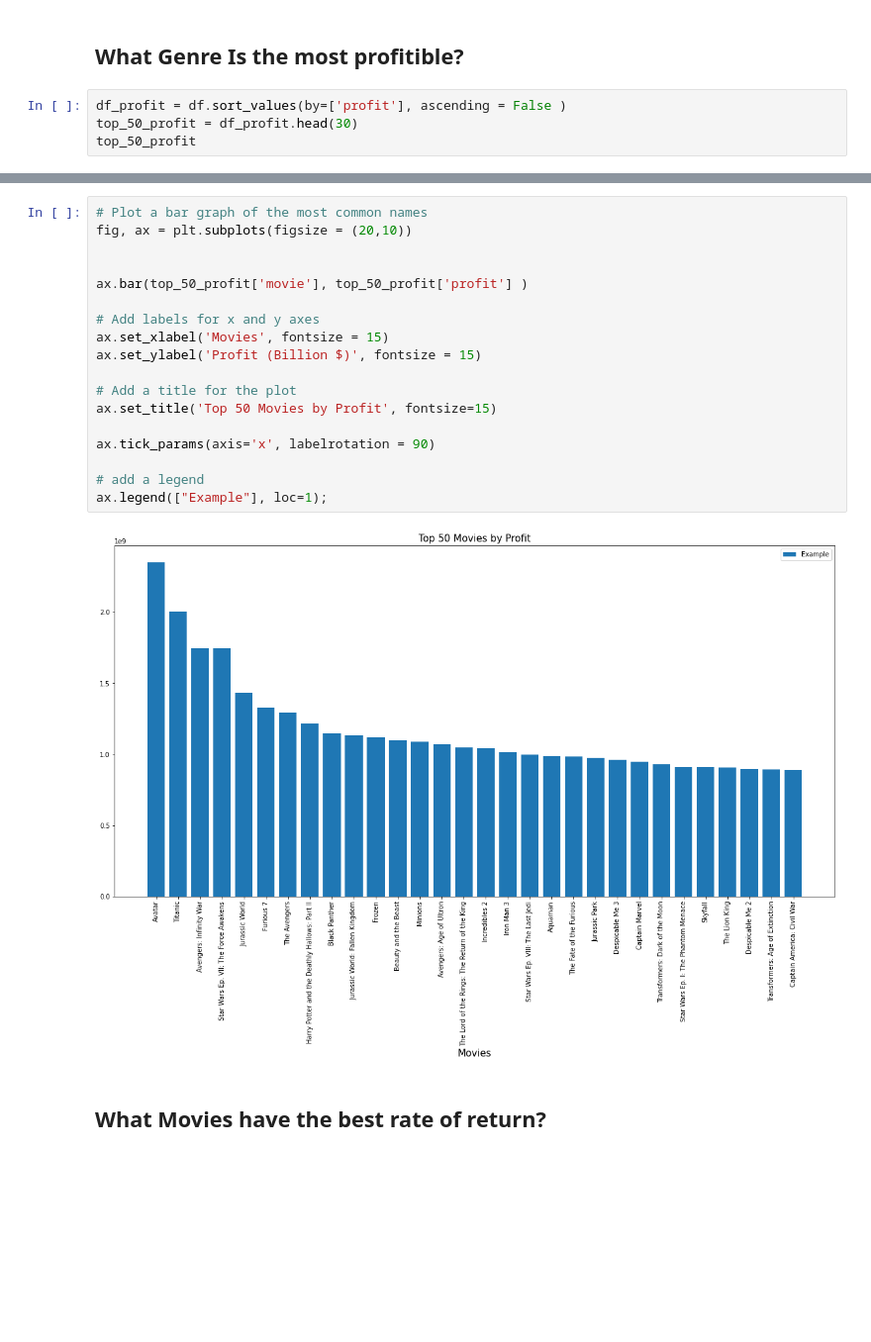
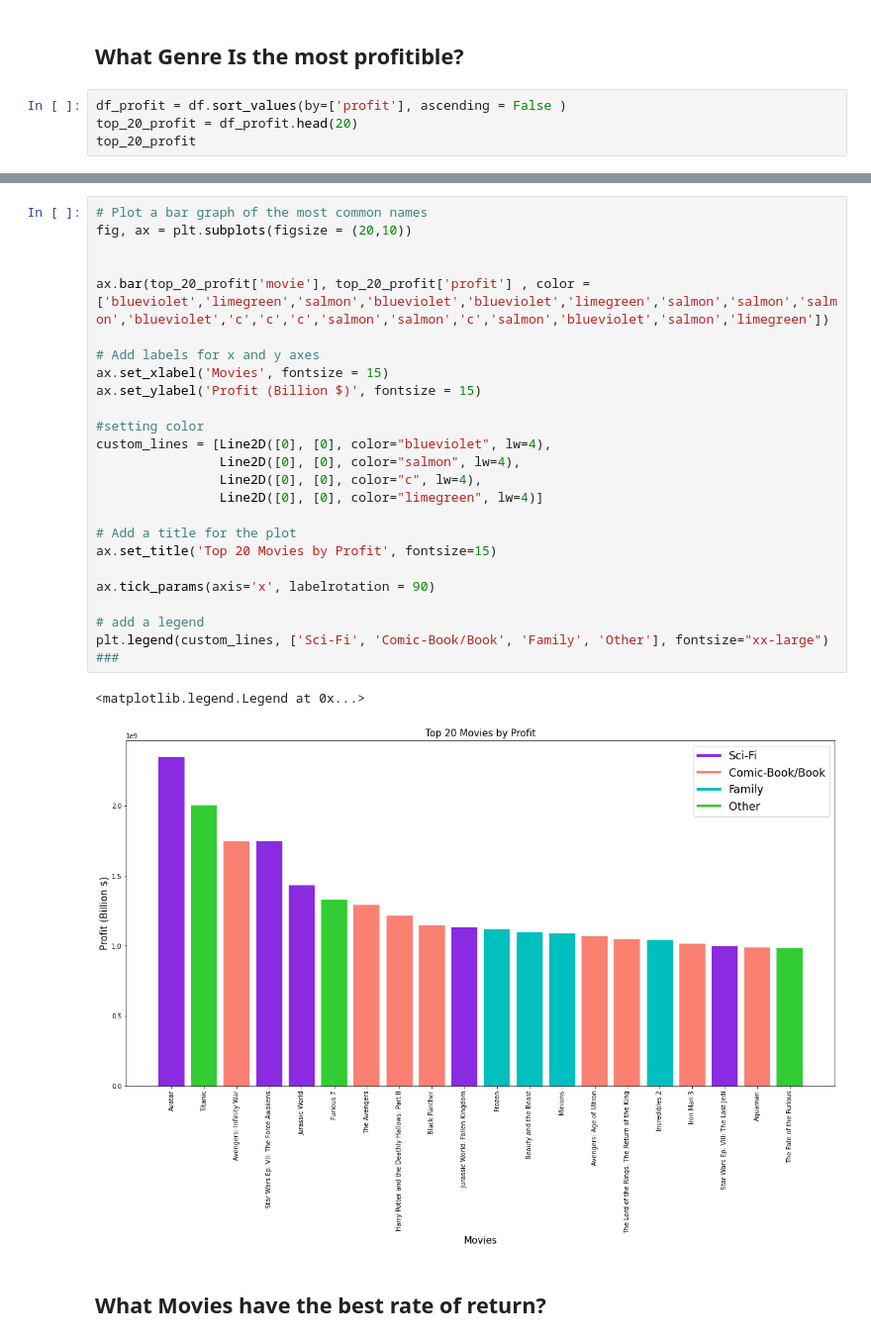
Before and after one commit to camdeman/MMA, a Jupyter notebook: Movies_Cameron.ipynb, the cells around one changed output, grey strips where cells are left out. Shown at 99% size. Cells and saved outputs as stored; diff of their text form; blank space fills up the shorter version.

Commit message:
added color

```diff
--- a/Movies_Cameron.ipynb
+++ b/Movies_Cameron.ipynb
@@ -137,8 +99,8 @@ df_2
 ## What Genre Is the most profitible?
 # %%
 df_profit = df.sort_values(by=['profit'], ascending = False )
-top_50_profit = df_profit.head(30)
-top_50_profit
+top_20_profit = df_profit.head(20)
+top_20_profit
 # %% [output]
 |  | id | release_date | movie | production_budget | domestic_gross | worldwide_gross | profit | ... |
 | 0 | 1 | Dec 18, 2009 | Avatar | 425000000 | 760507625 | 2776345279 | 2351345279 | ... |
@@ -205,23 +122,30 @@ top_50_genres
 # %%
 # Plot a bar graph of the most common names
 fig, ax = plt.subplots(figsize = (20,10))
 
 
-ax.bar(top_50_profit['movie'], top_50_profit['profit'] )
+ax.bar(top_20_profit['movie'], top_20_profit['profit'] , color = ['blueviolet','limegreen','salmon','blueviolet','blueviolet','limegreen','salmon','salmon','salmon','blueviolet','c','c','c','salmon','salmon','c','salmon','blueviolet','salmon','limegreen'])
 
 # Add labels for x and y axes
 ax.set_xlabel('Movies', fontsize = 15)
 ax.set_ylabel('Profit (Billion $)', fontsize = 15)
 
+#setting color
+custom_lines = [Line2D([0], [0], color="blueviolet", lw=4),
+                Line2D([0], [0], color="salmon", lw=4),
+                Line2D([0], [0], color="c", lw=4),
+                Line2D([0], [0], color="limegreen", lw=4)]
+
 # Add a title for the plot
-ax.set_title('Top 50 Movies by Profit', fontsize=15)
+ax.set_title('Top 20 Movies by Profit', fontsize=15)
 
 ax.tick_params(axis='x', labelrotation = 90)
 
 # add a legend
-ax.legend(["Example"], loc=1);
+plt.legend(custom_lines, ['Sci-Fi', 'Comic-Book/Book', 'Family', 'Other'], fontsize="xx-large") ###
 # %% [output]
+<matplotlib.legend.Legend at 0x...>
-[figure, old version]
+[figure, new version]
 # %% [markdown]
 ## What Movies have the best rate of return?
 # %%
```
Also changed, not shown: parts of 10 cells of this notebook.
